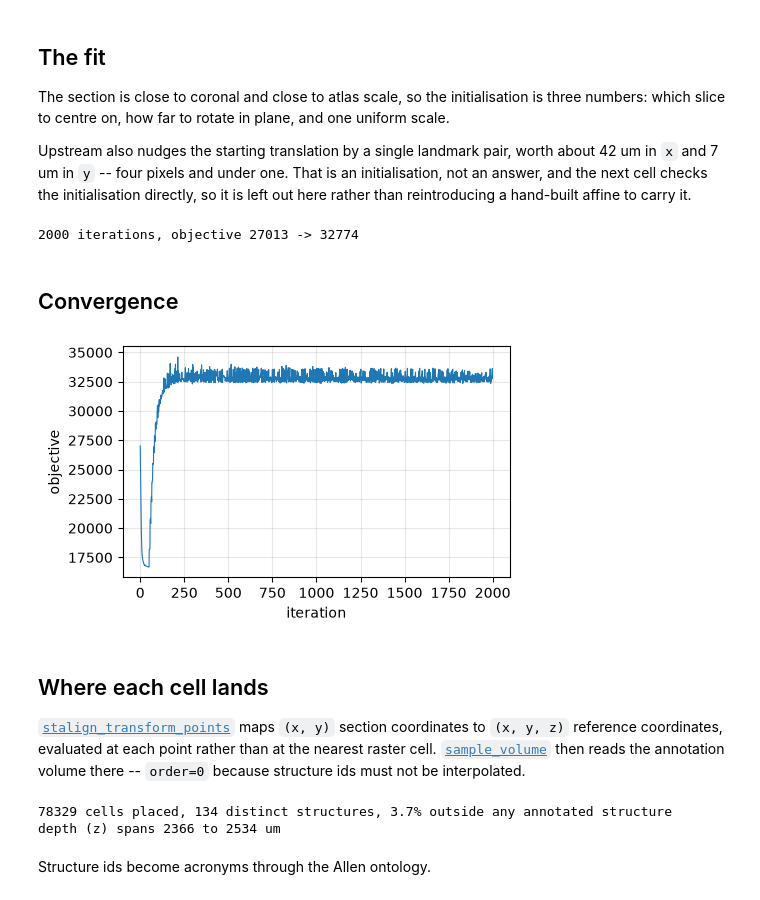
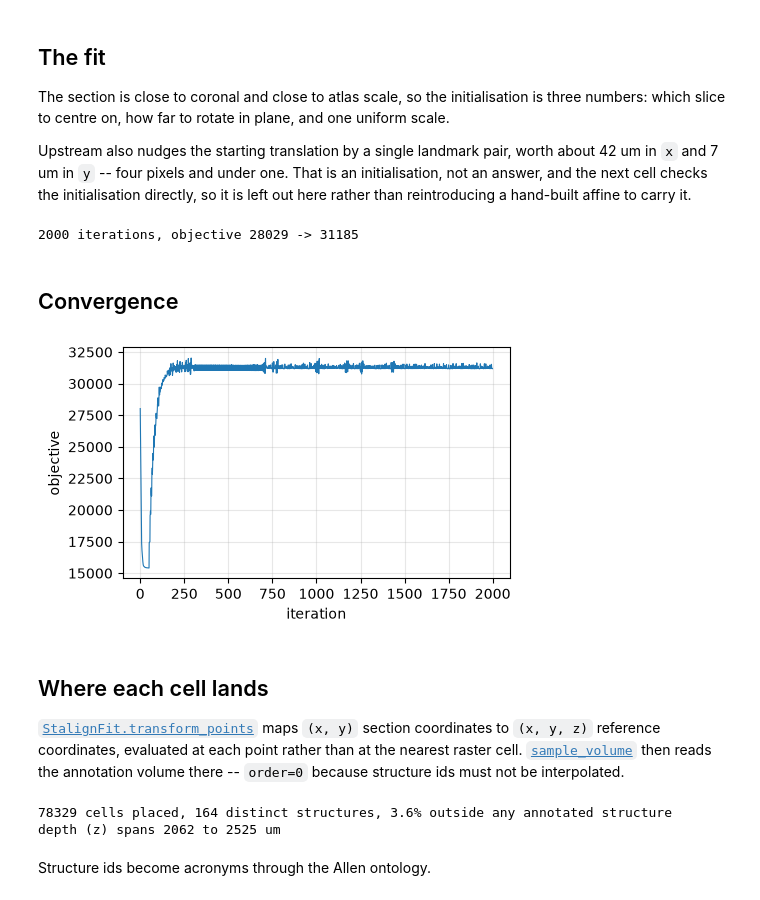
Before and after one commit to theislab/squidpy-ports, a Jupyter notebook: docs/notebooks/squidpy-api/merfish-allen3Datlas.ipynb, the cells around one changed output. Drawn from its saved outputs; the diff is of its cells as text; code cells hidden in the pictures.

```diff
--- a/docs/notebooks/squidpy-api/merfish-allen3Datlas.ipynb
+++ b/docs/notebooks/squidpy-api/merfish-allen3Datlas.ipynb
@@ -126,7 +126,7 @@ Upstream also nudges the starting translation by a single landmark pair, worth a
 the next cell checks the initialisation directly, so it is left out here rather than
 reintroducing a hand-built affine to carry it.
 # %%
-from squidpy.experimental.tl import stalign_align_volume, stalign_deformation_grid, stalign_transform_points
+from squidpy.experimental.tl import stalign_align_volume
 
 slice_index, rotation, scale = 177, 0.0, 0.9
 
@@ -134,46 +134,55 @@ slice_index, rotation, scale = 177, 0.0, 0.9
 # channel, not three: upstream passes `muA=[3, 3, 3]` against a single-channel target and sums
 # over the broadcast axis, making its effective widths sigma/sqrt(3) -- divergence D13.
 #
-# `sigmaR` is deliberately absent. Upstream's `LDDMM_3D_to_slice` declares 1e8, which weights
-# the regulariser so weakly that the velocity field grows unchecked; squidpy's volume default
-# is the retuned 1e6, and letting the default supply it is the point.
-SOLVER = dict(a=500.0, nt=4, sigmaM=2.0, sigmaA=2.0, sigmaB=2.0, muA=[3.0], muB=[0.0])
+# `a` and `sigmaR` are set rather than left to the defaults, from a 3x3 sweep over
+# a in {250, 500, 1000} and sigmaR in {1e5, 1e6, 1e7}. A 250 um kernel resolves the
+# hippocampal arcs and cortical laminae visibly better than the 500 um default, and at
+# sigmaR 1e5 it is the only sweep point that keeps every region the default assigns --
+# 163 against 161, none lost -- while agreeing with it on 86% of the 78329 cells. The
+# looser sigmaR 1e7 looked sharper still but dropped all of lateral auditory cortex
+# (AUDv5, AUDpo5, AUDp1 and six more) to zero cells, which reads as the section's edge
+# leaving the annotated volume rather than a real difference in detail.
+#
+# Upstream's `LDDMM_3D_to_slice` declares sigmaR 1e8, which weights the regulariser so
+# weakly against squidpy's corrected rank-3 energy that the velocity field grows
+# unchecked; 1e5 here is two orders below squidpy's own 1e6 default, not near upstream's.
+SOLVER = dict(a=250.0, sigmaR=1e5, nt=4, sigmaM=2.0, sigmaA=2.0, sigmaB=2.0, muA=[3.0], muB=[0.0])
 # %%
 fit = stalign_align_volume(
     sdata, image_key=('atlas', 'section'), niter=2000,
     initial_slice=slice_index, initial_rotation=rotation, initial_scale=scale, **SOLVER,
 )
-print(f'{fit["n_iter"]} iterations, objective '
-      f'{float(fit["energies"][0]):.0f} -> {float(fit["energies"][-1]):.0f}')
+print(f'{fit.n_iter} iterations, objective '
+      f'{float(fit.energies[0]):.0f} -> {float(fit.energies[-1]):.0f}')
 # %% [output]
-2000 iterations, objective 27013 -> 32774
+2000 iterations, objective 28029 -> 31185
 # %% [markdown]
 ## Convergence
 # %%
 import matplotlib.pyplot as plt
 
-energies = np.asarray(fit['energies'])[: fit['n_iter']]
+energies = np.asarray(fit.energies)[: fit.n_iter]
 plt.figure(figsize=(5, 3))
 plt.plot(energies, lw=0.8)
 plt.xlabel('iteration'); plt.ylabel('objective'); plt.grid(alpha=0.3)
 # %% [output]
-[figure, old version]
+[figure, new version]
 # %% [markdown]
 ## Where each cell lands
 
-[`stalign_transform_points`](https://github.com/selmanozleyen/squidpy/blob/7ff381e961589351779c89219e54cf4081efeb2a/src/squidpy/experimental/tl/_align/_stalign.py) maps `(x, y)` section coordinates to `(x, y, z)` reference coordinates, evaluated at
+[`StalignFit.transform_points`](https://github.com/selmanozleyen/squidpy/blob/7ff381e961589351779c89219e54cf4081efeb2a/src/squidpy/experimental/tl/_align/_stalign.py) maps `(x, y)` section coordinates to `(x, y, z)` reference coordinates, evaluated at
 each point rather than at the nearest raster cell. [`sample_volume`](https://github.com/selmanozleyen/squidpy/blob/7ff381e961589351779c89219e54cf4081efeb2a/src/squidpy/experimental/im/_rasterize_points.py) then reads the annotation
 volume there -- `order=0` because structure ids must not be interpolated.
 # %%
-coords = np.asarray(stalign_transform_points(fit, xy))  # (N, 3), (x, y, z) in microns
-structure_id = sample_volume(labels, fit['ref_axes'], coords, order=0).astype(int)
+coords = np.asarray(fit.transform_points(xy))  # (N, 3), (x, y, z) in microns
+structure_id = sample_volume(labels, fit.ref_axes, coords, order=0).astype(int)
 
 print(f'{len(coords)} cells placed, {np.unique(structure_id).size} distinct structures, '
       f'{100 * (structure_id == 0).mean():.1f}% outside any annotated structure')
 print(f'depth (z) spans {coords[:, 2].min():.0f} to {coords[:, 2].max():.0f} um')
 # %% [output]
-78329 cells placed, 134 distinct structures, 3.7% outside any annotated structure
-depth (z) spans 2366 to 2534 um
+78329 cells placed, 164 distinct structures, 3.6% outside any annotated structure
+depth (z) spans 2062 to 2525 um
 # %% [markdown]
 Structure ids become acronyms through the Allen ontology.
 # %%
```
Also changed, not shown: parts of 3 cells of this notebook, 16 other files.
